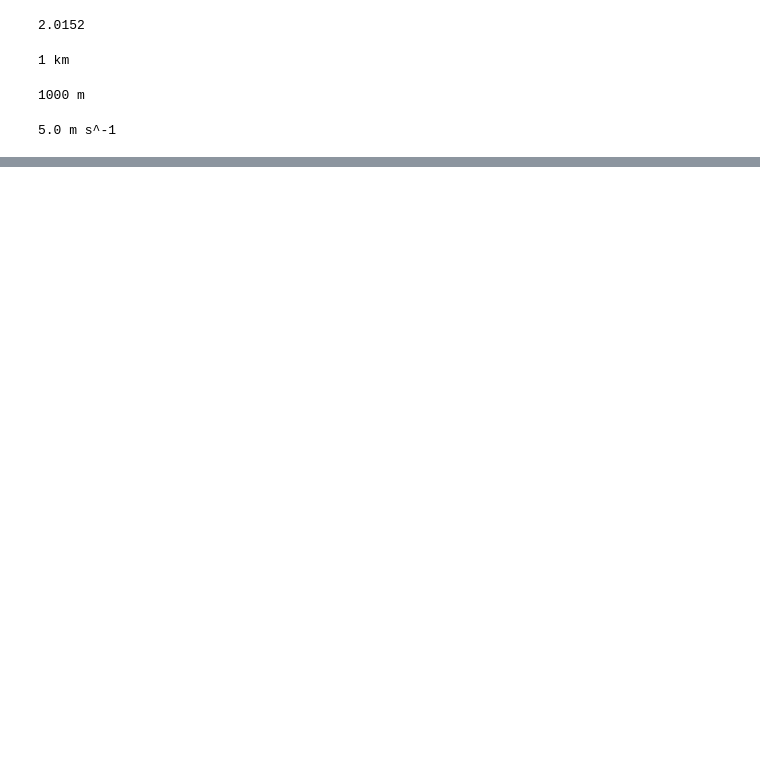
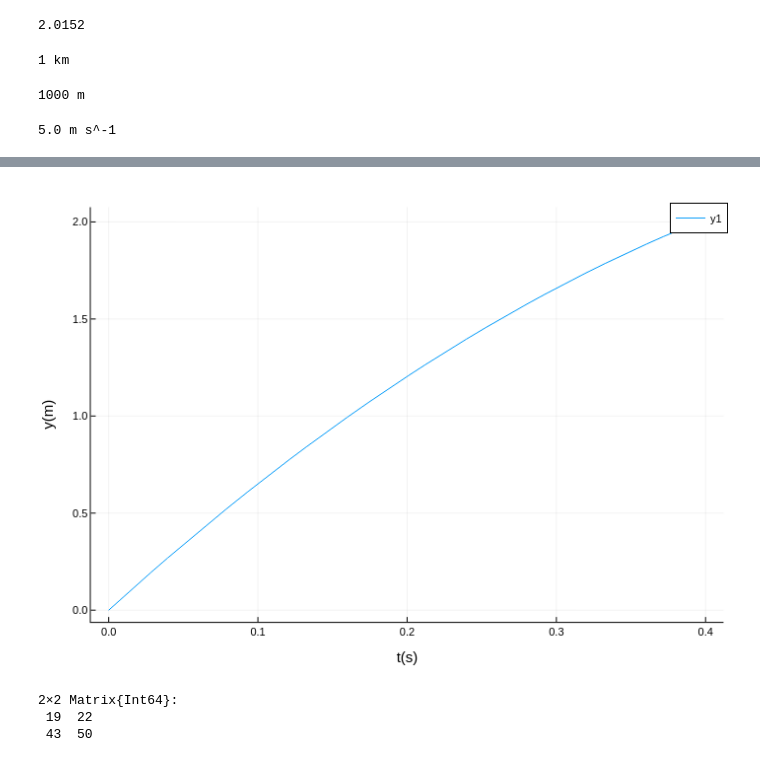
Before and after one commit to LaurentiuStoleriu/julia, a Jupyter notebook: 2021DataSci/Basics.ipynb, the cells around one changed output, grey strips where cells are left out. Drawn from its saved outputs; the diff is of its cells as text; code cells hidden in the pictures; blank space fills up the shorter version.

```diff
--- a/2021DataSci/Basics.ipynb
+++ b/2021DataSci/Basics.ipynb
@@ -34,0 +64,14 @@ v = Δx / Δt
+# %%
+plotly()
+plot(y₀, 0, 0.4)
+plot!(xlab="t(s)", ylab="y(m)")
+# %% [output]
+[figure, added]
+# %%
+A = [1 2 ; 3 4]
+B = [5 6 ; 7 8]
+A*B
+# %% [output]
+2×2 Matrix{Int64}:
+ 19  22
+ 43  50
```
Also changed, not shown: parts of 8 cells of this notebook.
